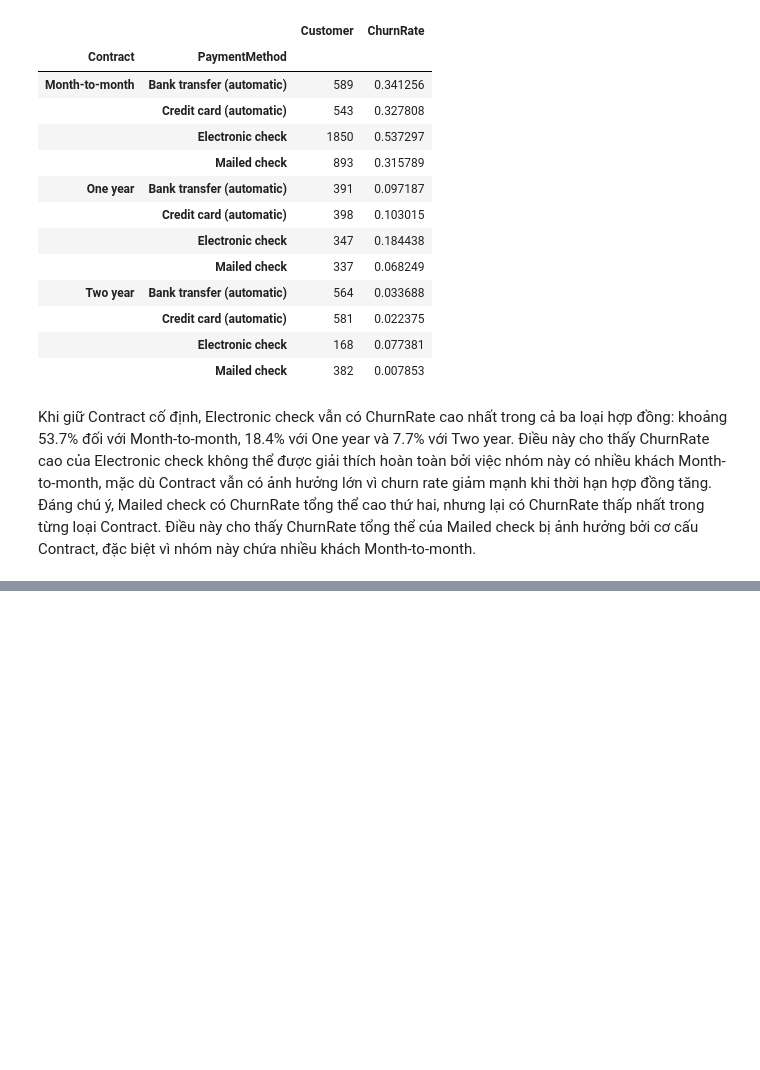
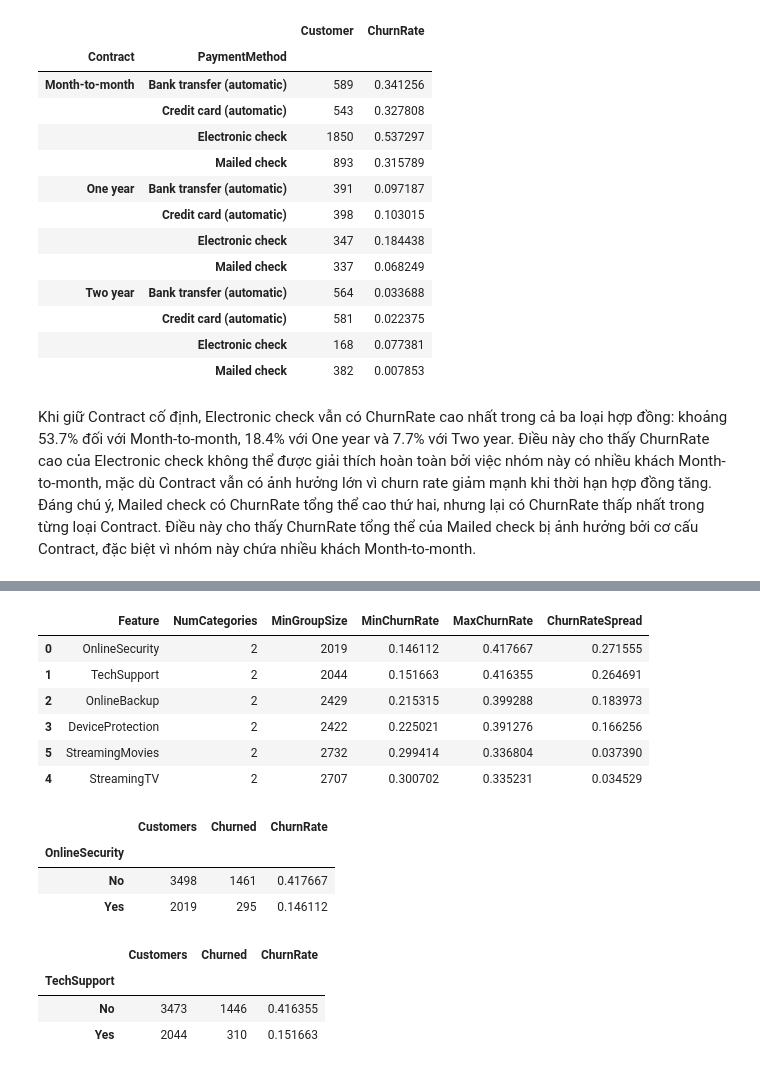
Before and after one commit to vdcmhaodl/Telco-customer-churn-prediction, a Jupyter notebook: notebooks/02_business_eda.ipynb, the cells around one changed output, grey strips where cells are left out. Saved outputs shown, nothing was run; the diff lists cells and outputs as text; code cells hidden in the pictures; blank space fills up the shorter version.

```diff
--- a/notebooks/02_business_eda.ipynb
+++ b/notebooks/02_business_eda.ipynb
@@ -409,0 +498,11 @@ Khi giữ Contract cố định, Electronic check vẫn có ChurnRate cao nhất
+# %%
+internet_users = df[df["InternetService"] != "No"]
+for col in [
+    "OnlineSecurity",
+    "TechSupport",
+    "OnlineBackup",
+    "DeviceProtection",
+    "StreamingTV",
+    "StreamingMovies"
+]:
+    display(churn_summary(internet_users, col))
@@ -409,0 +534,49 @@ Khi giữ Contract cố định, Electronic check vẫn có ChurnRate cao nhất
+# %%
+screening = []
+
+for col in [
+    "OnlineSecurity",
+    "TechSupport",
+    "OnlineBackup",
+    "DeviceProtection",
+    "StreamingTV",
+    "StreamingMovies"
+]:
+    summary = churn_summary(internet_users, col)
+    screening.append({
+        "Feature": col,
+        "NumCategories": internet_users[col].nunique(),
+        "MinGroupSize": summary["Customers"].min(),
+        "MinChurnRate": summary["ChurnRate"].min(),
+        "MaxChurnRate": summary["ChurnRate"].max(),
+        "ChurnRateSpread": (
+            summary["ChurnRate"].max() - summary["ChurnRate"].min()
+        ),
+    })
+screening_df = (
+    pd.DataFrame(screening)
+      .sort_values("ChurnRateSpread", ascending=False)
+)
+screening_df
+# %% [output]
+|  | Feature | NumCategories | MinGroupSize | MinChurnRate | MaxChurnRate | ChurnRateSpread |
+| 0 | OnlineSecurity | 2 | 2019 | 0.146112 | 0.417667 | 0.271555 |
+| 1 | TechSupport | 2 | 2044 | 0.151663 | 0.416355 | 0.264691 |
+| 2 | OnlineBackup | 2 | 2429 | 0.215315 | 0.399288 | 0.183973 |
+| 3 | DeviceProtection | 2 | 2422 | 0.225021 | 0.391276 | 0.166256 |
+| 5 | StreamingMovies | 2 | 2732 | 0.299414 | 0.336804 | 0.037390 |
+| 4 | StreamingTV | 2 | 2707 | 0.300702 | 0.335231 | 0.034529 |
+# %%
+churn_summary(internet_users, "OnlineSecurity")
+# %% [output]
+|  | Customers | Churned | ChurnRate |
+| OnlineSecurity |  |  |  |
+| No | 3498 | 1461 | 0.417667 |
+| Yes | 2019 | 295 | 0.146112 |
+# %%
+churn_summary(internet_users, "TechSupport")
+# %% [output]
+|  | Customers | Churned | ChurnRate |
+| TechSupport |  |  |  |
+| No | 3473 | 1446 | 0.416355 |
+| Yes | 2044 | 310 | 0.151663 |
```
Also changed, not shown: parts of 34 cells of this notebook, 1 other file.
